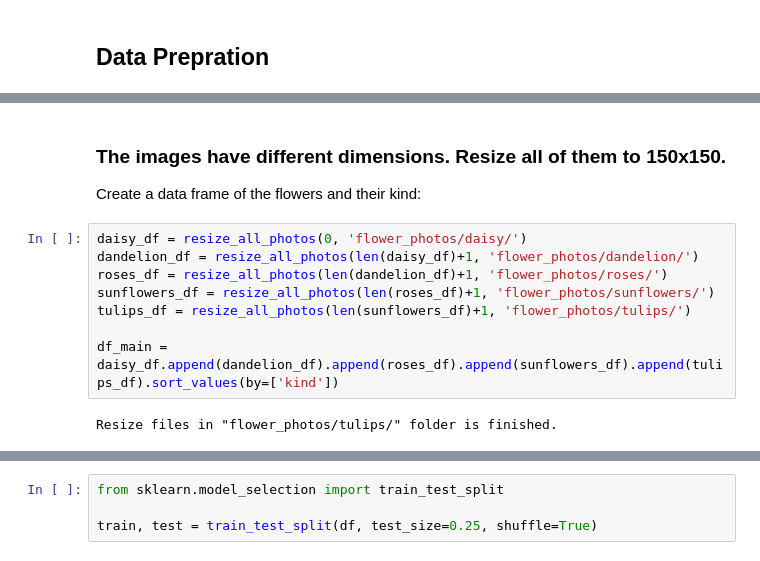
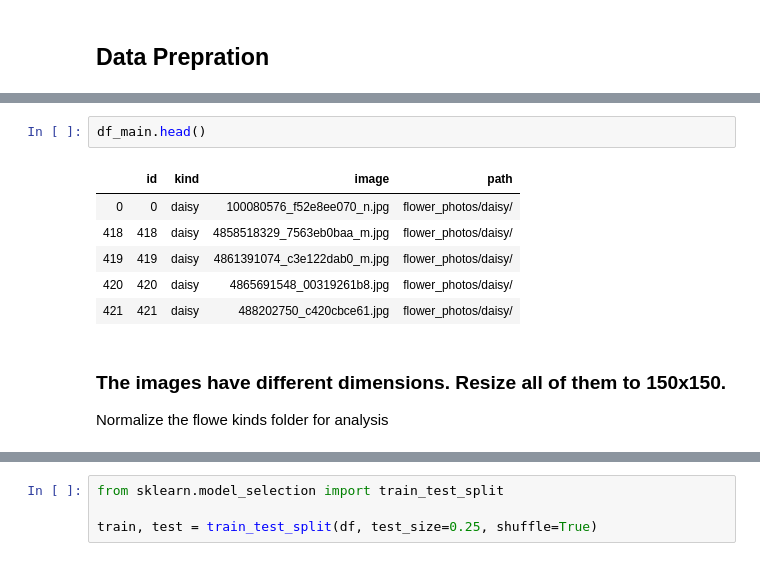
Before and after one commit to babakansari/DeepLearning, a Jupyter notebook: Assignment_2_Babak_Ansari_Convolutional_Neural_Nets_and_Transfer_Learning.ipynb, the cells around one changed output, grey strips where cells are left out. Cells and saved outputs as stored; diff of their text form.

```diff
--- a/Assignment_2_Babak_Ansari_Convolutional_Neural_Nets_and_Transfer_Learning.ipynb
+++ b/Assignment_2_Babak_Ansari_Convolutional_Neural_Nets_and_Transfer_Learning.ipynb
@@ -65,15 +81,15 @@ def resize_all_photos(idx, image_path):
+# %%
+df_main.head()
+# %% [output]
+|  | id | kind | image | path |
+| 0 | 0 | daisy | 100080576_f52e8ee070_n.jpg | flower_photos/daisy/ |
+| 418 | 418 | daisy | 4858518329_7563eb0baa_m.jpg | flower_photos/daisy/ |
+| 419 | 419 | daisy | 4861391074_c3e122dab0_m.jpg | flower_photos/daisy/ |
+| 420 | 420 | daisy | 4865691548_00319261b8.jpg | flower_photos/daisy/ |
+| 421 | 421 | daisy | 488202750_c420cbce61.jpg | flower_photos/daisy/ |
 # %% [markdown]
 ### The images have different dimensions. Resize all of them to 150x150.
-Create a data frame of the flowers and their kind:
+
+Normalize the flowe kinds folder for analysis
-# %%
-daisy_df = resize_all_photos(0, 'flower_photos/daisy/')
-dandelion_df = resize_all_photos(len(daisy_df)+1, 'flower_photos/dandelion/')
-roses_df = resize_all_photos(len(dandelion_df)+1, 'flower_photos/roses/')
-sunflowers_df = resize_all_photos(len(roses_df)+1, 'flower_photos/sunflowers/')
-tulips_df = resize_all_photos(len(sunflowers_df)+1, 'flower_photos/tulips/')
-
-df_main = daisy_df.append(dandelion_df).append(roses_df).append(sunflowers_df).append(tulips_df).sort_values(by=['kind'])
-# %% [output]
-Resize files in "flower_photos/tulips/" folder is finished.
 # %%
 # One hot encoding the flower kinds
```
Also changed, not shown: parts of 32 cells of this notebook.
